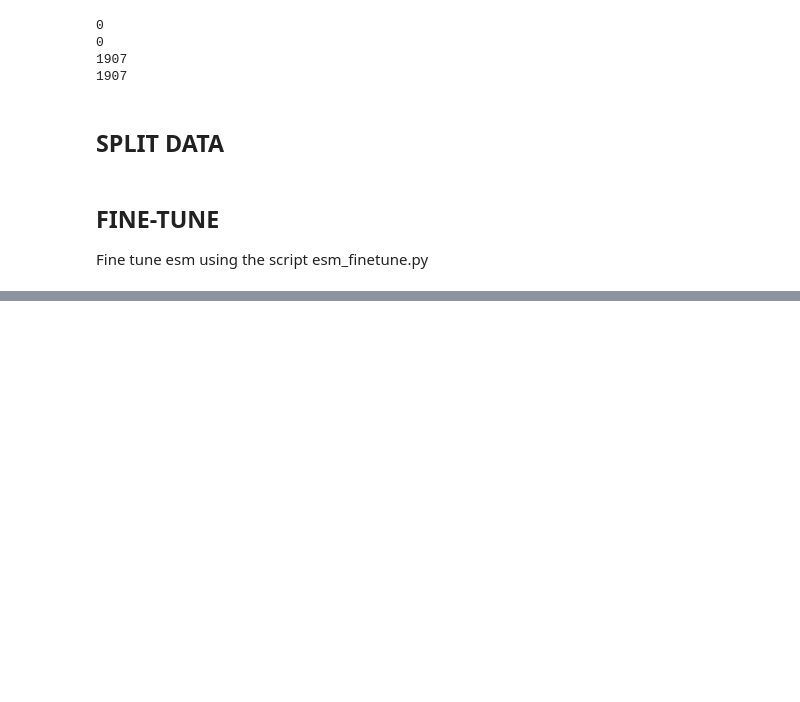
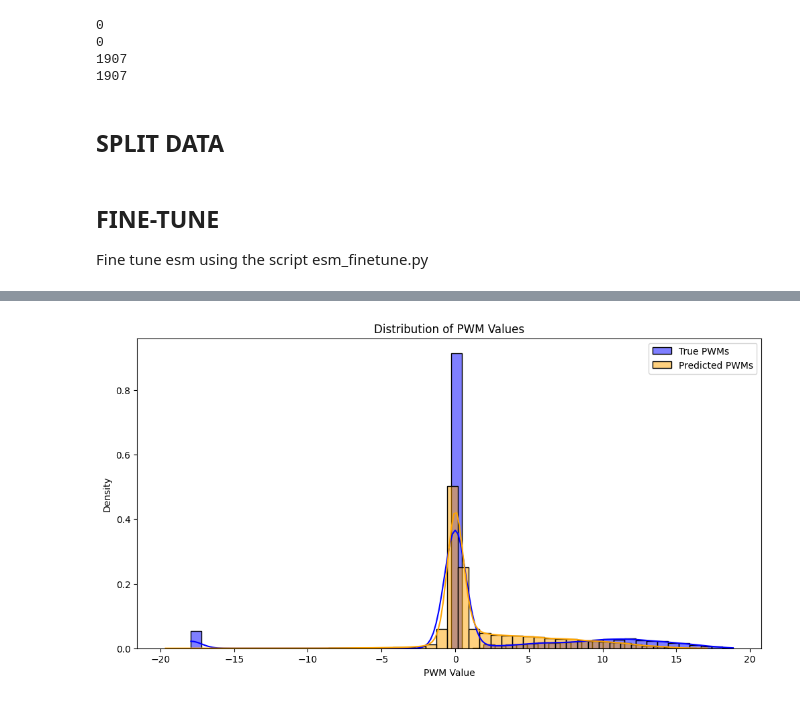
Before and after one commit to antonthieme/TabulaSapiens, a Jupyter notebook: notebooks/003-esm.ipynb, the cells around one changed output, grey strips where cells are left out. Cells and saved outputs as stored; diff of their text form; code cells hidden in the pictures; blank space fills up the shorter version.

```diff
--- a/notebooks/003-esm.ipynb
+++ b/notebooks/003-esm.ipynb
@@ -167,0 +381,18 @@ Fine tune esm using the script esm_finetune.py
+# %%
+# Flatten all true and predicted PWMs
+true_pwm_values = all_ground_truths.flatten()
+predicted_pwm_values = all_predictions.flatten()
+
+# Plot the distribution
+plt.figure(figsize=(12, 6))
+sns.histplot(true_pwm_values, bins=50, color="blue", label="True PWMs", kde=True, stat="density", alpha=0.5)
+sns.histplot(predicted_pwm_values, bins=50, color="orange", label="Predicted PWMs", kde=True, stat="density", alpha=0.5)
+
+# Add labels and legend
+plt.xlabel("PWM Value")
+plt.ylabel("Density")
+plt.title("Distribution of PWM Values")
+plt.legend()
+plt.show()
+# %% [output]
+[figure, added]
```
Also changed, not shown: parts of 16 cells of this notebook, 2 other files.
